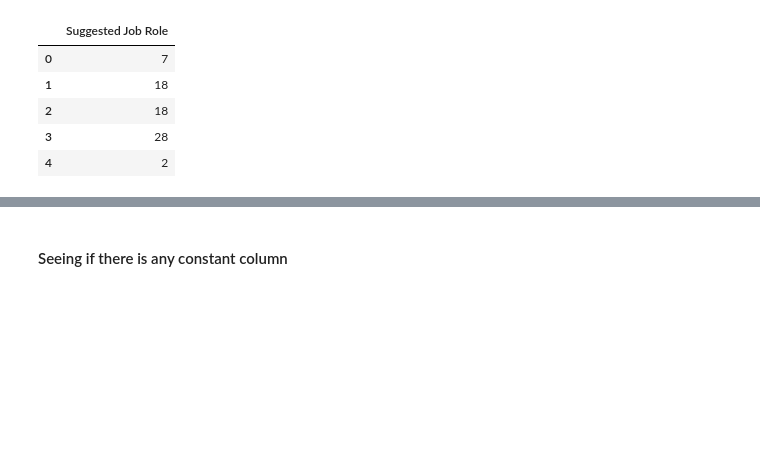
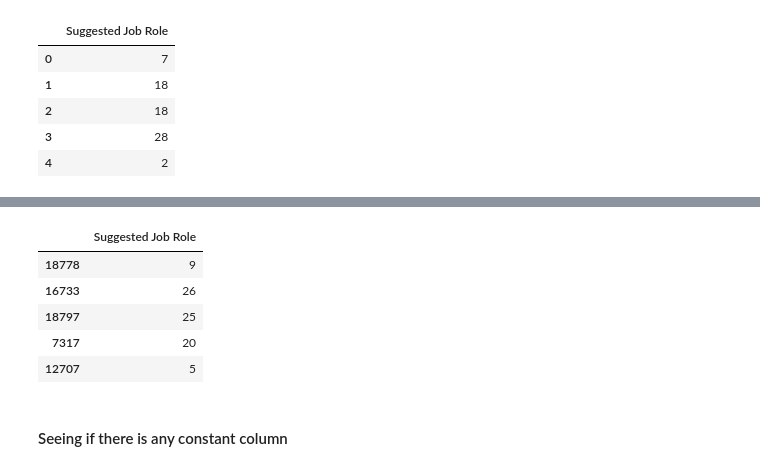
Before and after one commit to PriyeshDave/Projects, a Jupyter notebook: Career Guidance/Code/careerGuidance1.ipynb, the cells around one changed output, grey strips where cells are left out. Saved outputs shown, nothing was run; the diff lists cells and outputs as text; code cells hidden in the pictures; blank space fills up the shorter version.

```diff
--- a/Career Guidance/Code/careerGuidance1.ipynb
+++ b/Career Guidance/Code/careerGuidance1.ipynb
@@ -270,3 +291,12 @@ X_train, X_test, y_train, y_test = train_test_split(X, y, test_size=0.33, random
+# %%
+y_train.head()
+# %% [output]
+|  | Suggested Job Role |
+| 18778 | 9 |
+| 16733 | 26 |
+| 18797 | 25 |
+| 7317 | 20 |
+| 12707 | 5 |
 # %% [markdown]
 #### Seeing if there is any constant column
 # %%
```
Also changed, not shown: parts of 23 cells of this notebook, 1 other file.
